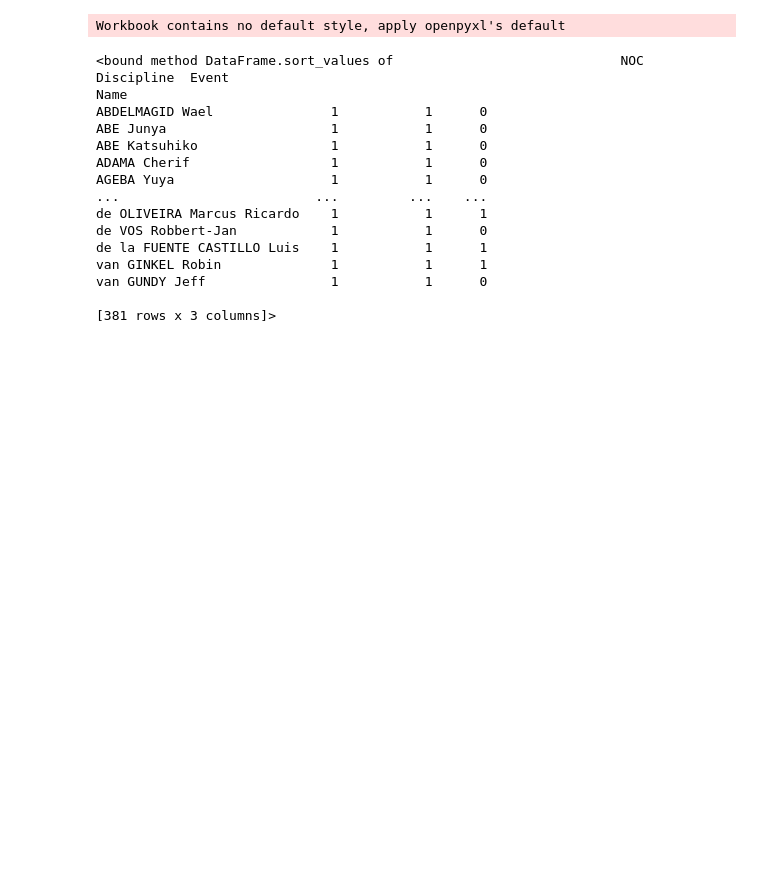
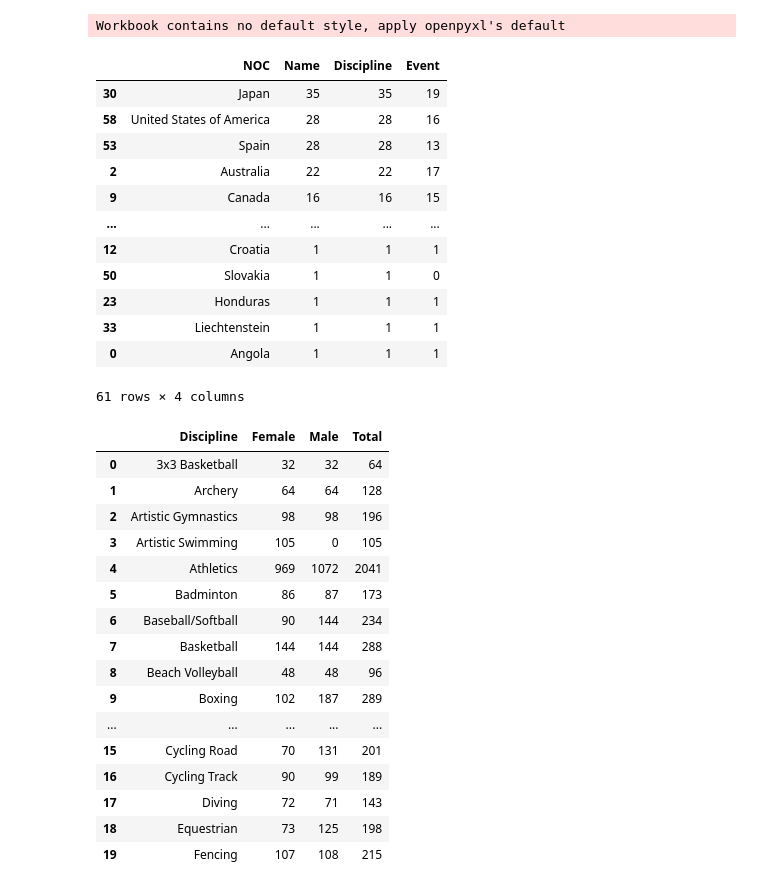
Before and after one commit to hamza21345/Tokyo-Olympics-2021, a Jupyter notebook: script.ipynb, the cells around one changed output. Saved outputs shown, nothing was run; the diff lists cells and outputs as text; code cells hidden in the pictures; blank space fills up the shorter version.

```diff
--- a/script.ipynb
+++ b/script.ipynb
@@ -117,18 +119,16 @@ coachdata=df.groupby('Name',).count()
 # %%
-coachdata.sort_values
+coachdata.sort_values('Name',ascending=False)
 # %% [output]
+|  | NOC | Name | Discipline | Event |
+| 30 | Japan | 35 | 35 | 19 |
+| 58 | United States of America | 28 | 28 | 16 |
+| 53 | Spain | 28 | 28 | 13 |
+| 2 | Australia | 22 | 22 | 17 |
+| 9 | Canada | 16 | 16 | 15 |
+| ... | ... | ... | ... | ... |
+| 12 | Croatia | 1 | 1 | 1 |
+| 50 | Slovakia | 1 | 1 | 0 |
+| 23 | Honduras | 1 | 1 | 1 |
+| 33 | Liechtenstein | 1 | 1 | 1 |
+| 0 | Angola | 1 | 1 | 1 |
-<bound method DataFrame.sort_values of                             NOC  Discipline  Event
-Name
-ABDELMAGID Wael               1           1      0
-ABE Junya                     1           1      0
-ABE Katsuhiko                 1           1      0
-ADAMA Cherif                  1           1      0
-AGEBA Yuya                    1           1      0
-...                         ...         ...    ...
-de OLIVEIRA Marcus Ricardo    1           1      1
-de VOS Robbert-Jan            1           1      0
-de la FUENTE CASTILLO Luis    1           1      1
-van GINKEL Robin              1           1      1
-van GUNDY Jeff                1           1      0
-
-[381 rows x 3 columns]>
+61 rows × 4 columns
@@ -136,0 +139,21 @@ df.pie(data_frame=coachdata,)
+# %%
+genderdata.sort_values('Total',ascending=False)
+genderdata.head(20)
+# %% [output]
+|  | Discipline | Female | Male | Total |
+| 0 | 3x3 Basketball | 32 | 32 | 64 |
+| 1 | Archery | 64 | 64 | 128 |
+| 2 | Artistic Gymnastics | 98 | 98 | 196 |
+| 3 | Artistic Swimming | 105 | 0 | 105 |
+| 4 | Athletics | 969 | 1072 | 2041 |
+| 5 | Badminton | 86 | 87 | 173 |
+| 6 | Baseball/Softball | 90 | 144 | 234 |
+| 7 | Basketball | 144 | 144 | 288 |
+| 8 | Beach Volleyball | 48 | 48 | 96 |
+| 9 | Boxing | 102 | 187 | 289 |
+| ... | ... | ... | ... | ... |
+| 15 | Cycling Road | 70 | 131 | 201 |
+| 16 | Cycling Track | 90 | 99 | 189 |
+| 17 | Diving | 72 | 71 | 143 |
+| 18 | Equestrian | 73 | 125 | 198 |
+| 19 | Fencing | 107 | 108 | 215 |
```
Also changed, not shown: parts of 8 cells of this notebook, 4 other files.
